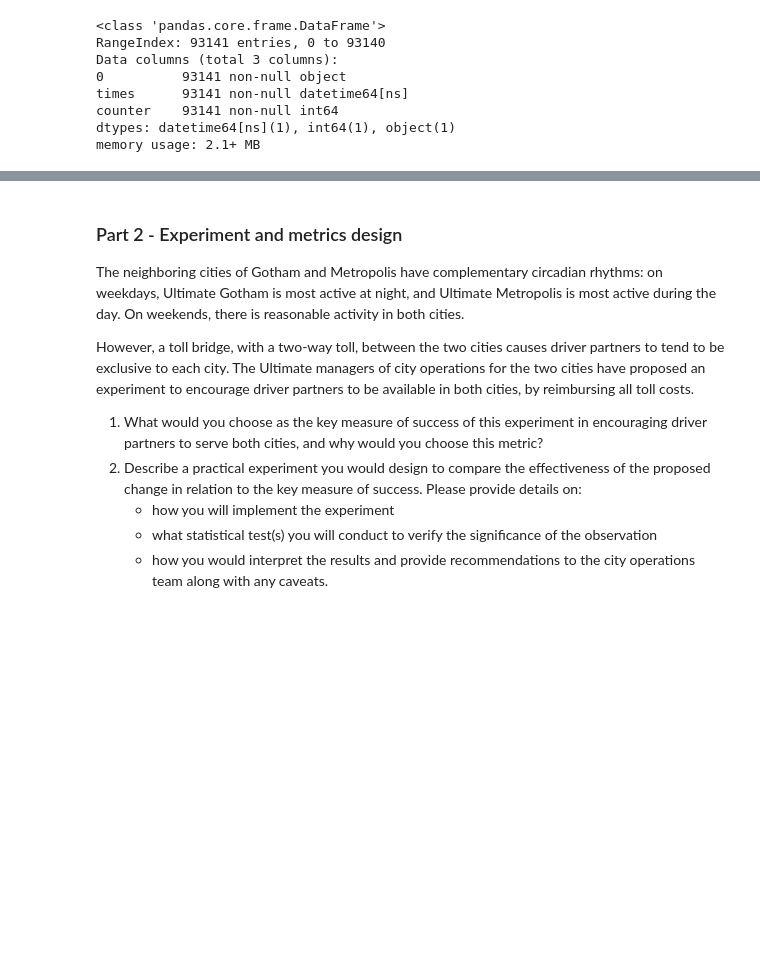
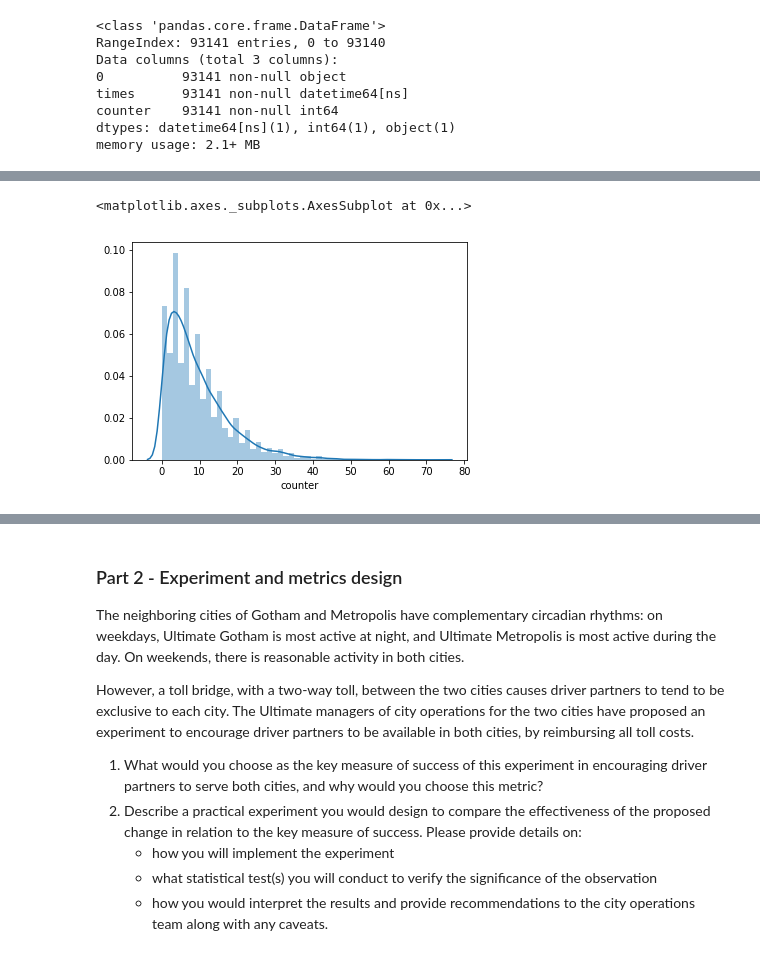
Before and after one commit to mskaerthomason/Springboard-Projects, a Jupyter notebook: ultimate_challenge/ultimate_challenge/Ultimate_takehome.ipynb, the cells around one changed output, grey strips where cells are left out. Cells and saved outputs as stored; diff of their text form; code cells hidden in the pictures; blank space fills up the shorter version.

```diff
--- a/ultimate_challenge/ultimate_challenge/Ultimate_takehome.ipynb
+++ b/ultimate_challenge/ultimate_challenge/Ultimate_takehome.ipynb
@@ -78,0 +69,5 @@ df2.head()
+# %%
+sns.distplot(sample.counter)
+# %% [output]
+<matplotlib.axes._subplots.AxesSubplot at 0x...>
+[figure, added]
```
Also changed, not shown: parts of 10 cells of this notebook.
